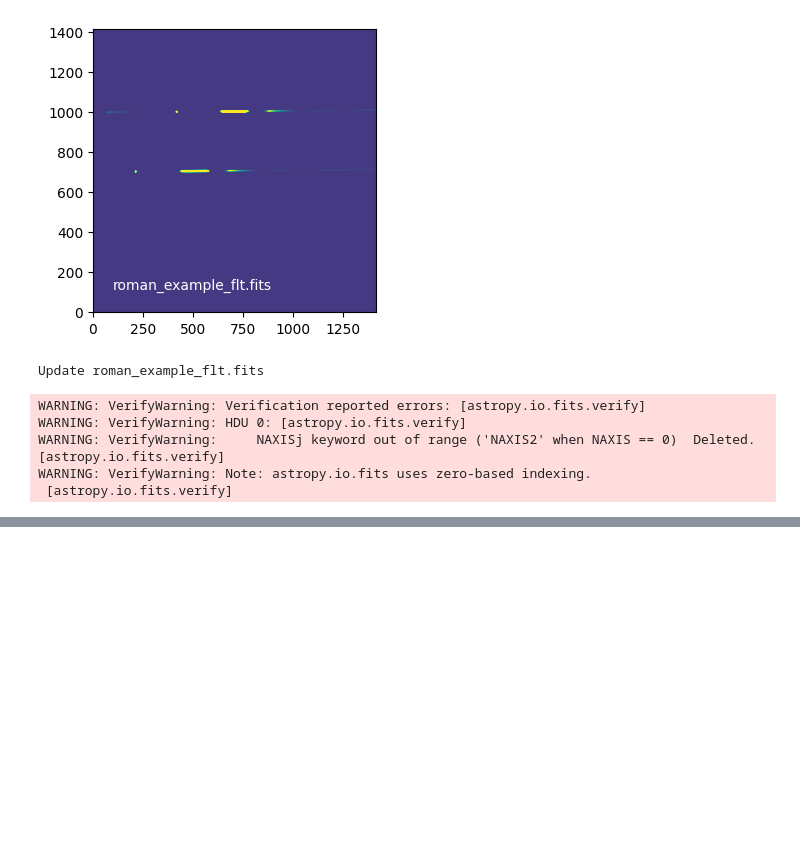
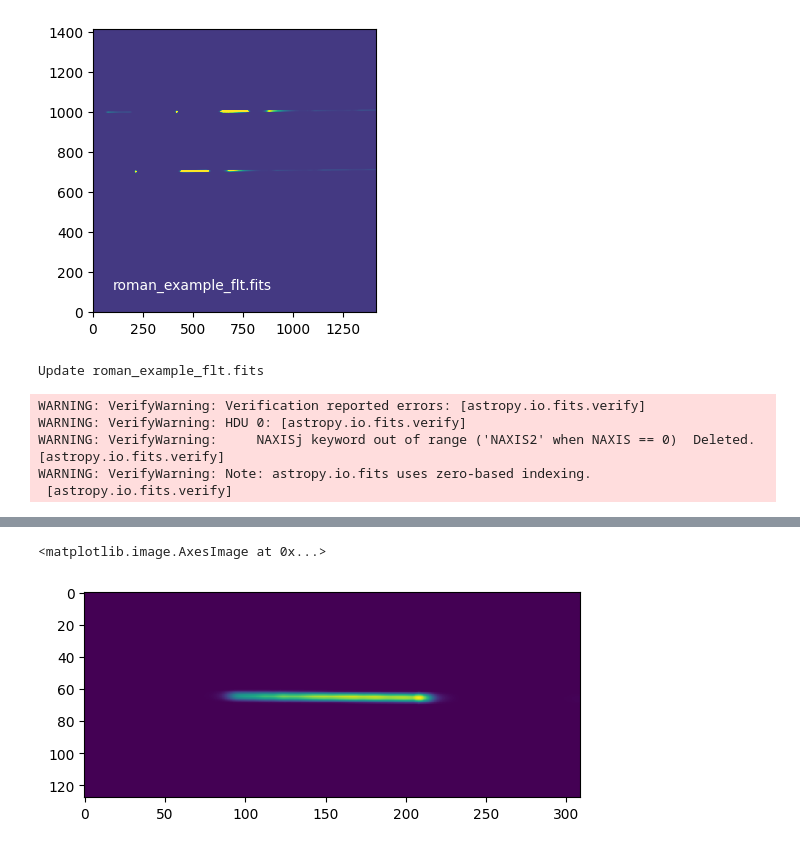
Before and after one commit to Zhiyuan-G/Roman-grism-sim, a Jupyter notebook: grizli_simple_sim.ipynb, the cells around one changed output, grey strips where cells are left out. Drawn from its saved outputs; the diff is of its cells as text; code cells hidden in the pictures; blank space fills up the shorter version.

```diff
--- a/grizli_simple_sim.ipynb
+++ b/grizli_simple_sim.ipynb
@@ -81,0 +77,17 @@ WARNING: VerifyWarning: Note: astropy.io.fits uses zero-based indexing.
+# %%
+# make fake grism image (just noise) first to get the header
+
+out_dir = 'pylinear_extraction/roman/'
+
+
+NEXP =   10  # divided between 10 exposures
+EXPTIME = 10000 # 10 ks ~ 4 HST orbits
+ra, dec = 53.1592277508136, -27.782056346146
+
+
+#h, wcs =grizli.fake_image.wfc3ir_header(ra=ra, dec=dec, pa_aper=0)
+h, wcs =grizli.fake_image.roman_header(ra=ra, dec=dec, pa_aper=0,naxis=(4096,4096))
+h['TELESCOP'] = 'Roman'
+h['INSTRUME']= 'WFI'
+h['DETECTOR']= 'WFI'
+grizli.fake_image.make_fake_image(h, output=out_dir+'roman_example_flt.fits', exptime=EXPTIME, nexp=NEXP)
@@ -250,3 +267,9 @@ WARNING: VerifyWarning: HDU 0: [astropy.io.fits.verify]
 WARNING: VerifyWarning:     NAXISj keyword out of range ('NAXIS2' when NAXIS == 0)  Deleted. [astropy.io.fits.verify]
 WARNING: VerifyWarning: Note: astropy.io.fits uses zero-based indexing.
  [astropy.io.fits.verify]
+# %%
+grp = grizli.multifit.GroupFLT(grism_files=[out_dir+'roman_example_flt.fits'], direct_files=[],
+                               ref_file=out_dir+'roman_grism_test_dirimg.fits',
+                               seg_file=out_dir+'roman_grism_test_segmap.fits',
+                               #catalog=cat,
+                               cpu_count=1)
@@ -252,0 +427,6 @@ WARNING: VerifyWarning: Note: astropy.io.fits uses zero-based indexing.
+# %%
+# show the cutout grism image
+plt.imshow(beam.grism['SCI'])
+# %% [output]
+<matplotlib.image.AxesImage at 0x...>
+[figure, added]
```
Also changed, not shown: parts of 11 cells of this notebook.
